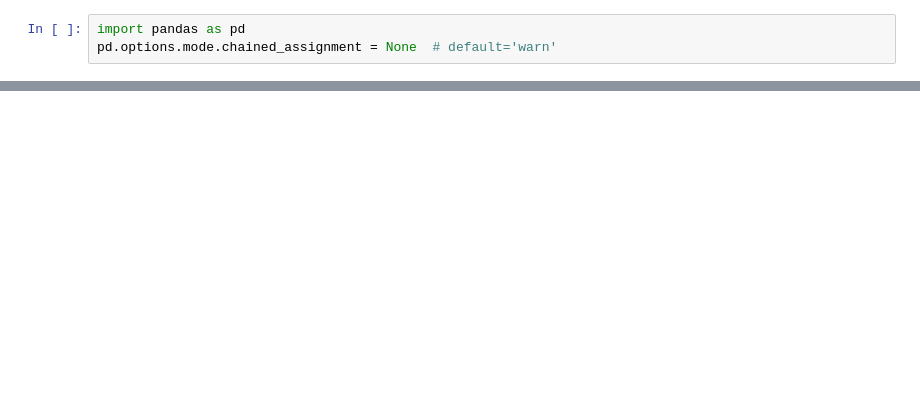
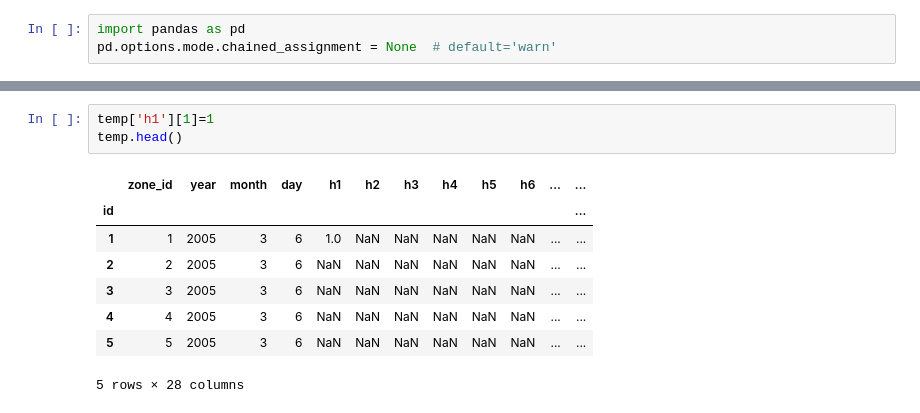
Before and after one commit to chance0523/20FirstSemester, a Jupyter notebook: smartgrid/hw6/Untitled.ipynb, the cells around one changed output, grey strips where cells are left out. Saved outputs shown, nothing was run; the diff lists cells and outputs as text; blank space fills up the shorter version.

```diff
--- a/smartgrid/hw6/Untitled.ipynb
+++ b/smartgrid/hw6/Untitled.ipynb
@@ -341,0 +28,12 @@ ValueError: Input contains NaN, infinity or a value too large for dtype('float64
+# %%
+temp['h1'][1]=1
+temp.head()
+# %% [output]
+|  | zone_id | year | month | day | h1 | h2 | h3 | h4 | h5 | h6 | ... | ... |
+| id |  |  |  |  |  |  |  |  |  |  |  | ... |
+| 1 | 1 | 2005 | 3 | 6 | 1.0 | NaN | NaN | NaN | NaN | NaN | ... | ... |
+| 2 | 2 | 2005 | 3 | 6 | NaN | NaN | NaN | NaN | NaN | NaN | ... | ... |
+| 3 | 3 | 2005 | 3 | 6 | NaN | NaN | NaN | NaN | NaN | NaN | ... | ... |
+| 4 | 4 | 2005 | 3 | 6 | NaN | NaN | NaN | NaN | NaN | NaN | ... | ... |
+| 5 | 5 | 2005 | 3 | 6 | NaN | NaN | NaN | NaN | NaN | NaN | ... | ... |
+5 rows × 28 columns
```
Also changed, not shown: parts of 66 cells of this notebook, 13 other files.
